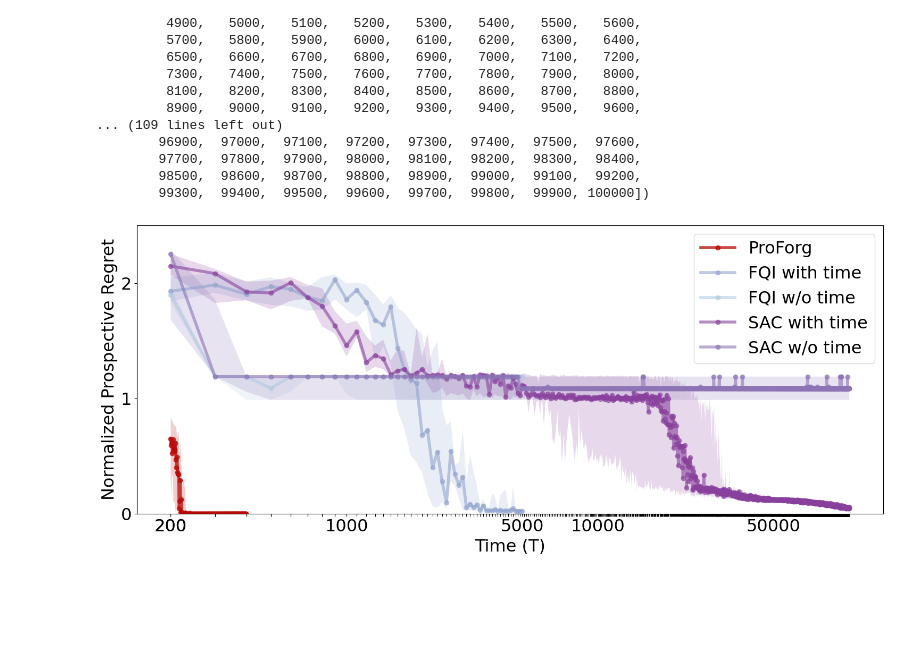
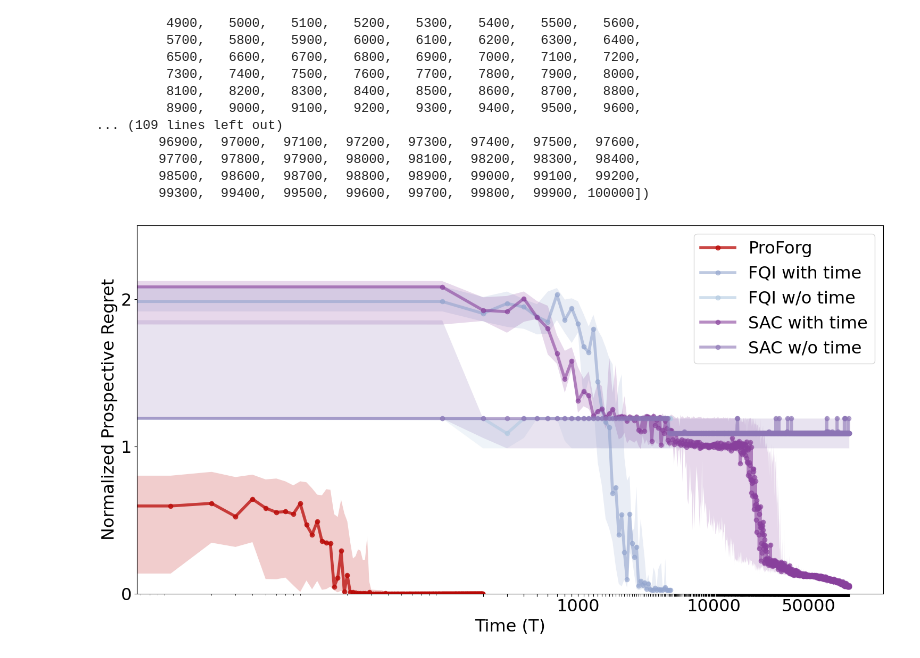
Before and after one commit to neurodata/ProspectiveForaging, a Jupyter notebook: notebooks/fig1_new.ipynb, the cells around one changed output. Drawn from its saved outputs; the diff is of its cells as text; code cells hidden in the pictures; blank space fills up the shorter version.

```diff
--- a/notebooks/fig1_new.ipynb
+++ b/notebooks/fig1_new.ipynb
@@ -41,7 +41,7 @@ data = np.load(fn)
 print(data)
 PREGRETS_RL_arr = data["pregret_list_time"]
 PREGRETS_random_RL_arr = data["pregret_list_notime"]
-Ts_RL = data["t_list"]
+Ts_RL = data["t_list"] - 200
 # %% [output]
 NpzFile '../results/RL/online_pregrets_fqi.npz' with keys: pregret_list_notime, pregret_list_time, t_list
 # %%
@@ -50,7 +50,7 @@ data = np.load(fn)
 print(data)
 PREGRETS_SAC_arr = data["pregret_list_time"]
 PREGRETS_random_SAC_arr = data["pregret_list_notime"]
-Ts_SAC = data["t_list"]
+Ts_SAC = data["t_list"]- 200
 # %% [output]
 NpzFile '../results/RL/online_pregrets_sac.npz' with keys: pregret_list_notime, pregret_list_time, t_list
 # %%
@@ -74,7 +74,7 @@ array([   100,    200,    300,    400,    500,    600,    700,    800,
         98500,  98600,  98700,  98800,  98900,  99000,  99100,  99200,
         99300,  99400,  99500,  99600,  99700,  99800,  99900, 100000])
 # %%
-plt.figure(figsize=(15, 6.5))
+plt.figure(figsize=(15, 8))
 
 linewidth = 4
 fontsize = 28
@@ -91,7 +91,7 @@ colors = {"PAFM_RF_online": pvafm_df_online,
           "RL_TQL":rl_tql
           }
 
-Ts_online = np.arange(200,400,1)
+Ts_online = np.arange(200,400,1) - 200
 median = np.median(PREGRETS_DF_arr, axis=0)
 q25  = np.nanpercentile(PREGRETS_DF_arr, 25, axis=0)
 q75  = np.nanpercentile(PREGRETS_DF_arr, 75, axis=0)
@@ -116,33 +116,32 @@ q25  = np.nanpercentile(PREGRETS_random_RL_arr, 25, axis=0)
 q75  = np.nanpercentile(PREGRETS_random_RL_arr, 75, axis=0)
 plt.plot(Ts_RL[1:], median[1:],color=colors["RL_FQI_notime"], lw = linewidth,marker='o',alpha = 0.6,label = 'FQI w/o time')
 plt.fill_between(Ts_RL[1:], q25[1:], q75[1:], color=colors["RL_FQI_notime"], alpha=0.20, edgecolor="none")
-plt.xscale('log')
 
 
 median = np.median(PREGRETS_SAC_arr, axis=0)
 q25  = np.nanpercentile(PREGRETS_SAC_arr, 25, axis=0)
 q75  = np.nanpercentile(PREGRETS_SAC_arr, 75, axis=0)
 plt.plot(Ts_SAC[1:], median[1:],color=colors["RL_SAC_time"], lw = linewidth,marker='o',alpha = 0.6,label = 'SAC with time')
 plt.fill_between(Ts_SAC[1:], q25[1:], q75[1:], color=colors["RL_SAC_time"], alpha=0.20, edgecolor="none")
 
 median = np.median(PREGRETS_random_SAC_arr, axis=0)
 q25  = np.nanpercentile(PREGRETS_random_SAC_arr, 25, axis=0)
 q75  = np.nanpercentile(PREGRETS_random_SAC_arr, 75, axis=0)
 plt.plot(Ts_SAC[1:], median[1:],color=colors["RL_SAC_notime"], lw = linewidth,marker='o',alpha = 0.6,label = 'SAC w/o time')
 plt.fill_between(Ts_SAC[1:], q25[1:], q75[1:], color=colors["RL_SAC_notime"], alpha=0.20, edgecolor="none")
 plt.xscale('log')
 
 xticks = [i for i in np.arange(200,1000,100)]+[i for i in np.arange(10000,5000,1000)]+[i for i in np.arange(200,100000,100)]
-xticklabels = [str(v) if v in [200,1000,5000,10000,50000,10000] else ""   # hide every 2nd label
+xticklabels = [str(v) if v in ['0',1000,10000,50000,10000] else ""   # hide every 2nd label
                for i, v in enumerate(xticks)]
 plt.xticks(xticks, labels=xticklabels,fontsize = fontsize-5)
 plt.ylim([0,2.5])
 plt.yticks([0,1,2],fontsize = fontsize-5)
 plt.xlabel("Time (T)",fontsize = fontsize-5)
 plt.ylabel("Normalized Prospective Regret", fontsize = fontsize-5)
 # plt.title('Proforg vs FQI',fontsize = fontsize)
 plt.legend(fontsize = fontsize-5)
 plt.savefig('ProForg_FQI.png')
 plt.tight_layout()
 # %% [output]
-[figure, old version]
+[figure, new version]
```
Also changed, not shown: 1 other file.
